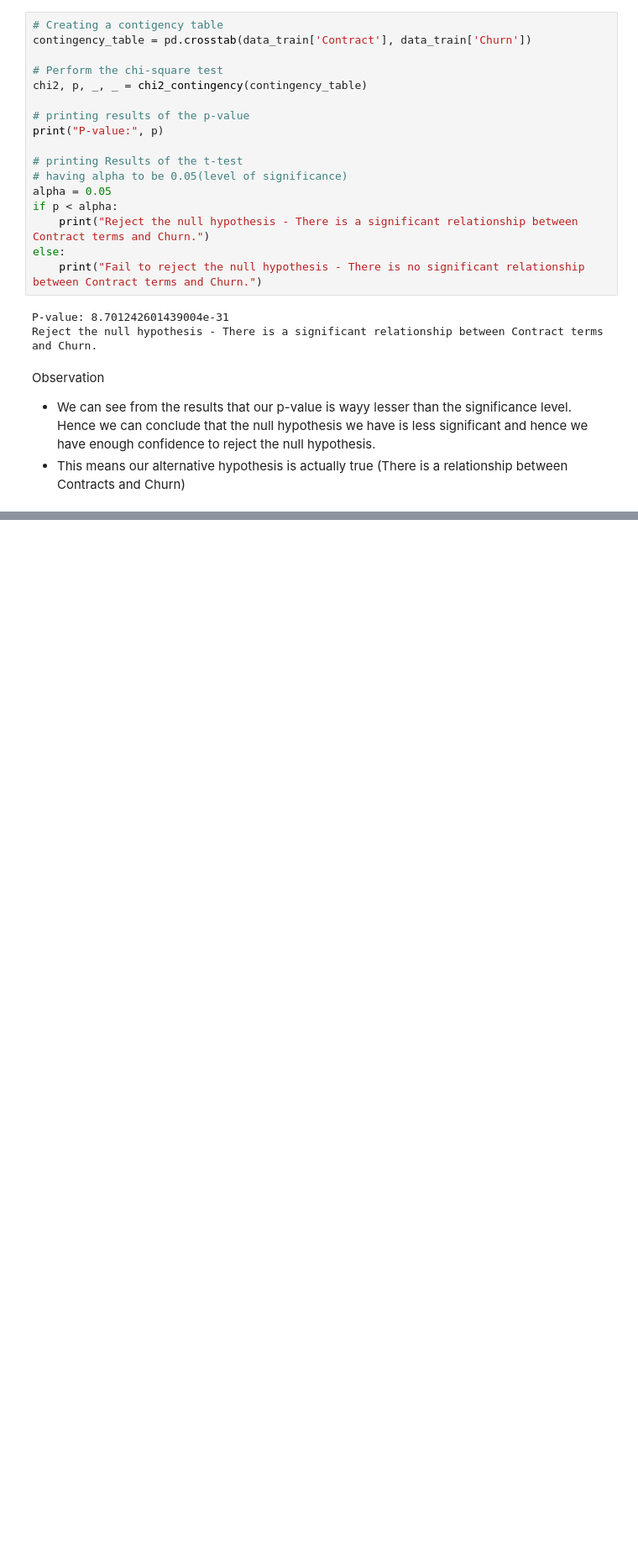
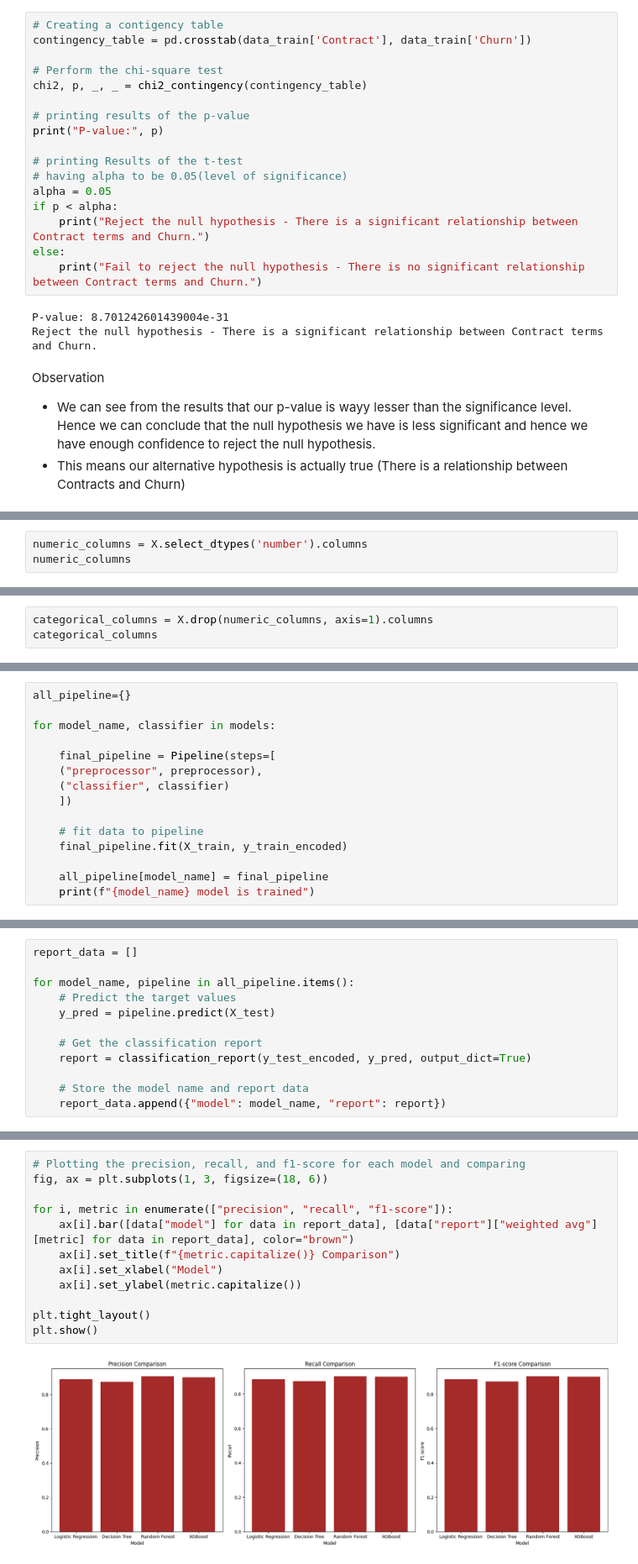
Before and after one commit to Marlon-were/Customer_Churn_Analysis, a Jupyter notebook: churn.ipynb, the cells around one changed output, grey strips where cells are left out. Shown at 84% size. Cells and saved outputs as stored; diff of their text form; blank space fills up the shorter version.

```diff
--- a/churn.ipynb
+++ b/churn.ipynb
@@ -743,0 +801,3 @@ Observation
+# %%
+numeric_columns = X.select_dtypes('number').columns
+numeric_columns
@@ -743,0 +806,3 @@ Observation
+# %%
+categorical_columns = X.drop(numeric_columns, axis=1).columns
+categorical_columns
@@ -743,0 +839,15 @@ Observation
+# %%
+all_pipeline={}
+
+for model_name, classifier in models:
+
+    final_pipeline = Pipeline(steps=[
+    ("preprocessor", preprocessor),
+    ("classifier", classifier)
+    ])
+
+    # fit data to pipeline
+    final_pipeline.fit(X_train, y_train_encoded)
+
+    all_pipeline[model_name] = final_pipeline
+    print(f"{model_name} model is trained")
@@ -743,0 +859,12 @@ Observation
+# %%
+report_data = []
+
+for model_name, pipeline in all_pipeline.items():
+    # Predict the target values
+    y_pred = pipeline.predict(X_test)
+
+    # Get the classification report
+    report = classification_report(y_test_encoded, y_pred, output_dict=True)
+
+    # Store the model name and report data
+    report_data.append({"model": model_name, "report": report})
@@ -743,0 +891,14 @@ Observation
+# %%
+# Plotting the precision, recall, and f1-score for each model and comparing
+fig, ax = plt.subplots(1, 3, figsize=(18, 6))
+
+for i, metric in enumerate(["precision", "recall", "f1-score"]):
+    ax[i].bar([data["model"] for data in report_data], [data["report"]["weighted avg"][metric] for data in report_data], color="brown")
+    ax[i].set_title(f"{metric.capitalize()} Comparison")
+    ax[i].set_xlabel("Model")
+    ax[i].set_ylabel(metric.capitalize())
+
+plt.tight_layout()
+plt.show()
+# %% [output]
+[figure, added]
```
Also changed, not shown: parts of 23 cells of this notebook.
